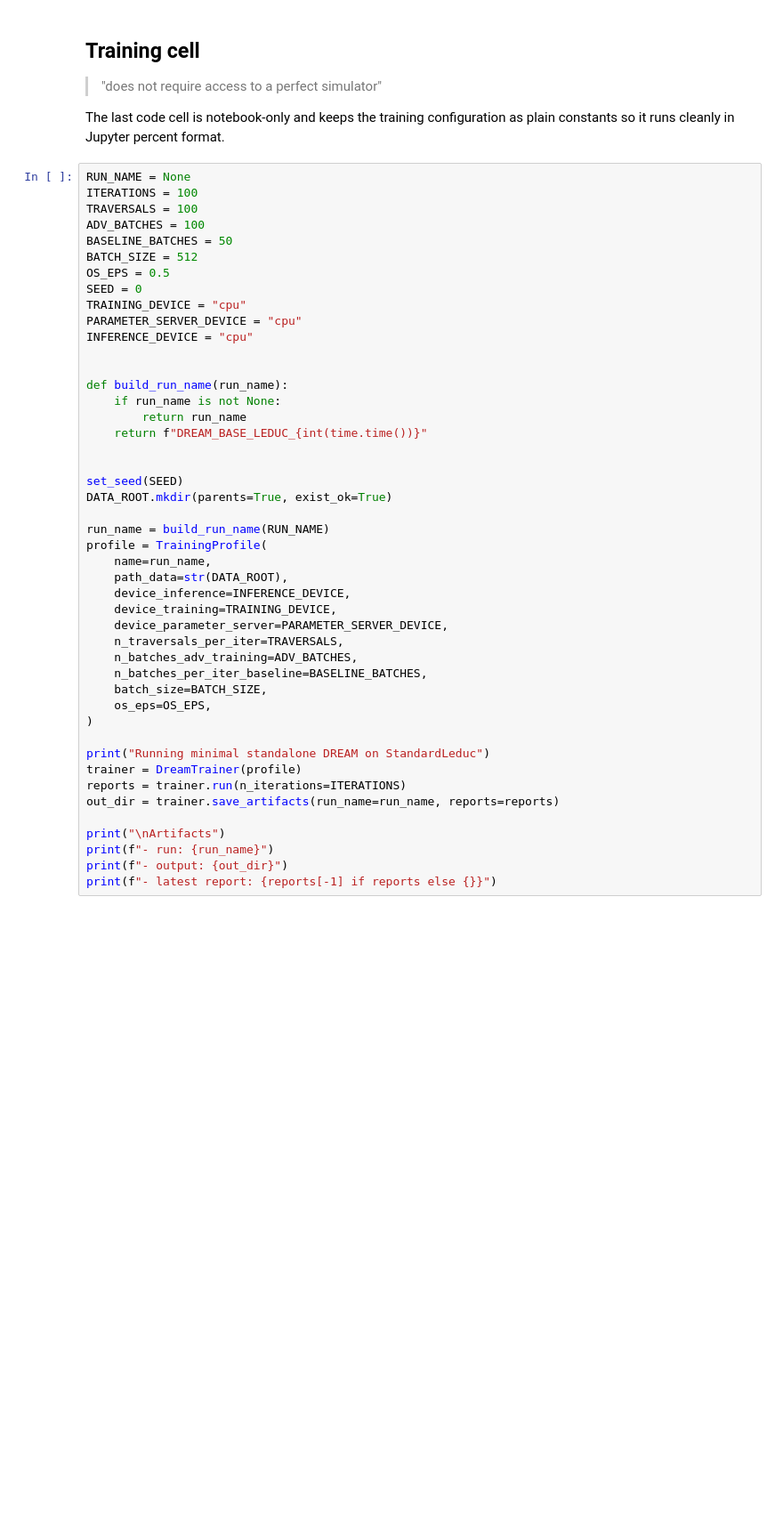
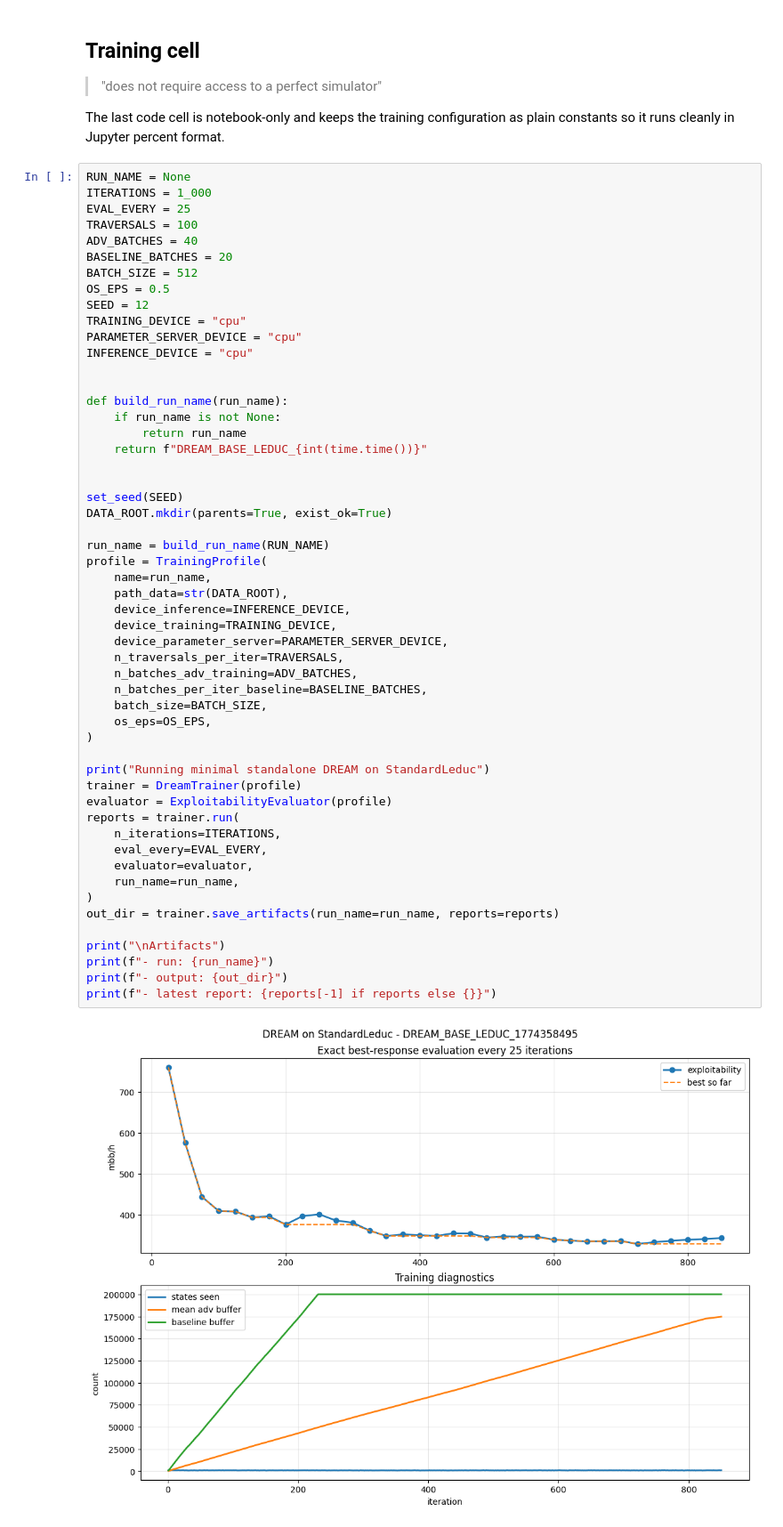
Before and after one commit to sacr1ficerq/hse-rl, a Jupyter notebook: DREAM/dream-basic.ipynb, the cells around one changed output. Shown at 89% size. Cells and saved outputs as stored; diff of their text form; blank space fills up the shorter version.

```diff
--- a/DREAM/dream-basic.ipynb
+++ b/DREAM/dream-basic.ipynb
@@ -1267,13 +1684,14 @@ The last code cell is notebook-only and keeps the training configuration as
 plain constants so it runs cleanly in Jupyter percent format.
 # %%
 RUN_NAME = None
-ITERATIONS = 100
+ITERATIONS = 1_000
+EVAL_EVERY = 25
 TRAVERSALS = 100
-ADV_BATCHES = 100
-BASELINE_BATCHES = 50
+ADV_BATCHES = 40
+BASELINE_BATCHES = 20
 BATCH_SIZE = 512
 OS_EPS = 0.5
-SEED = 0
+SEED = 12
 TRAINING_DEVICE = "cpu"
 PARAMETER_SERVER_DEVICE = "cpu"
 INFERENCE_DEVICE = "cpu"
@@ -1284,31 +1702,38 @@ def build_run_name(run_name):
         return run_name
     return f"DREAM_BASE_LEDUC_{int(time.time())}"
 
 
 set_seed(SEED)
 DATA_ROOT.mkdir(parents=True, exist_ok=True)
 
 run_name = build_run_name(RUN_NAME)
 profile = TrainingProfile(
     name=run_name,
     path_data=str(DATA_ROOT),
     device_inference=INFERENCE_DEVICE,
     device_training=TRAINING_DEVICE,
     device_parameter_server=PARAMETER_SERVER_DEVICE,
     n_traversals_per_iter=TRAVERSALS,
     n_batches_adv_training=ADV_BATCHES,
     n_batches_per_iter_baseline=BASELINE_BATCHES,
     batch_size=BATCH_SIZE,
     os_eps=OS_EPS,
 )
 
 print("Running minimal standalone DREAM on StandardLeduc")
 trainer = DreamTrainer(profile)
-reports = trainer.run(n_iterations=ITERATIONS)
+evaluator = ExploitabilityEvaluator(profile)
+reports = trainer.run(
+    n_iterations=ITERATIONS,
+    eval_every=EVAL_EVERY,
+    evaluator=evaluator,
+    run_name=run_name,
+)
 out_dir = trainer.save_artifacts(run_name=run_name, reports=reports)
 
 print("\nArtifacts")
 print(f"- run: {run_name}")
 print(f"- output: {out_dir}")
 print(f"- latest report: {reports[-1] if reports else {}}")
 # %% [output]
+[figure, added]
```
Also changed, not shown: parts of 4 cells of this notebook, 3 other files.
